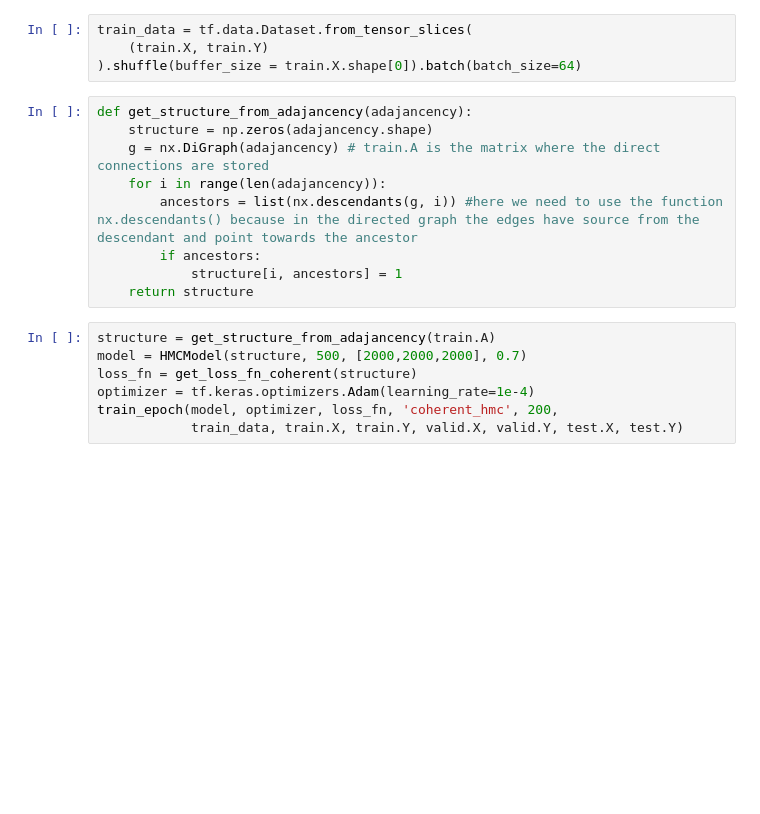
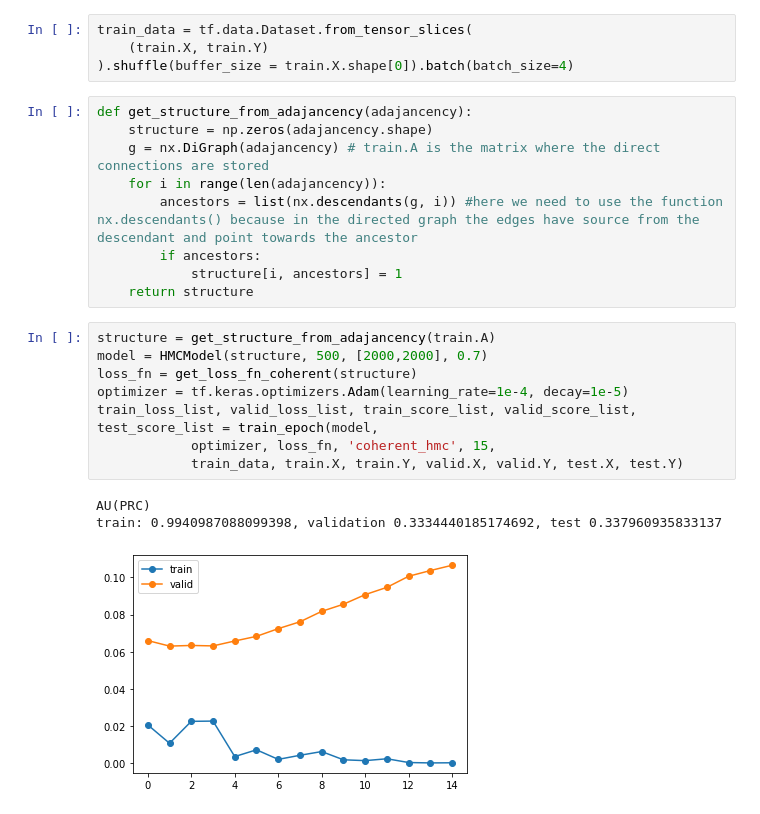
Before and after one commit to llcc402/chery_public, a Jupyter notebook: experiments_true_data.ipynb, the cells around one changed output. Cells and saved outputs as stored; diff of their text form; blank space fills up the shorter version.

```diff
--- a/experiments_true_data.ipynb
+++ b/experiments_true_data.ipynb
@@ -26,7 +26,7 @@ test.Y = tf.convert_to_tensor(test.Y, tf.float32)
 # %%
 train_data = tf.data.Dataset.from_tensor_slices(
     (train.X, train.Y)
-).shuffle(buffer_size = train.X.shape[0]).batch(batch_size=64)
+).shuffle(buffer_size = train.X.shape[0]).batch(batch_size=4)
 # %%
 def get_structure_from_adajancency(adajancency):
     structure = np.zeros(adajancency.shape)
@@ -38,8 +38,13 @@ def get_structure_from_adajancency(adajancency):
     return structure
 # %%
 structure = get_structure_from_adajancency(train.A)
-model = HMCModel(structure, 500, [2000,2000,2000], 0.7)
+model = HMCModel(structure, 500, [2000,2000], 0.7)
 loss_fn = get_loss_fn_coherent(structure)
-optimizer = tf.keras.optimizers.Adam(learning_rate=1e-4)
-train_epoch(model, optimizer, loss_fn, 'coherent_hmc', 200,
+optimizer = tf.keras.optimizers.Adam(learning_rate=1e-4, decay=1e-5)
+train_loss_list, valid_loss_list, train_score_list, valid_score_list, test_score_list = train_epoch(model,
+            optimizer, loss_fn, 'coherent_hmc', 15,
             train_data, train.X, train.Y, valid.X, valid.Y, test.X, test.Y)
+# %% [output]
+AU(PRC)
+train: 0.9940987088099398, validation 0.3334440185174692, test 0.337960935833137
+[figure, added]
```
Also changed, not shown: parts of 4 cells of this notebook, 3 other files.
